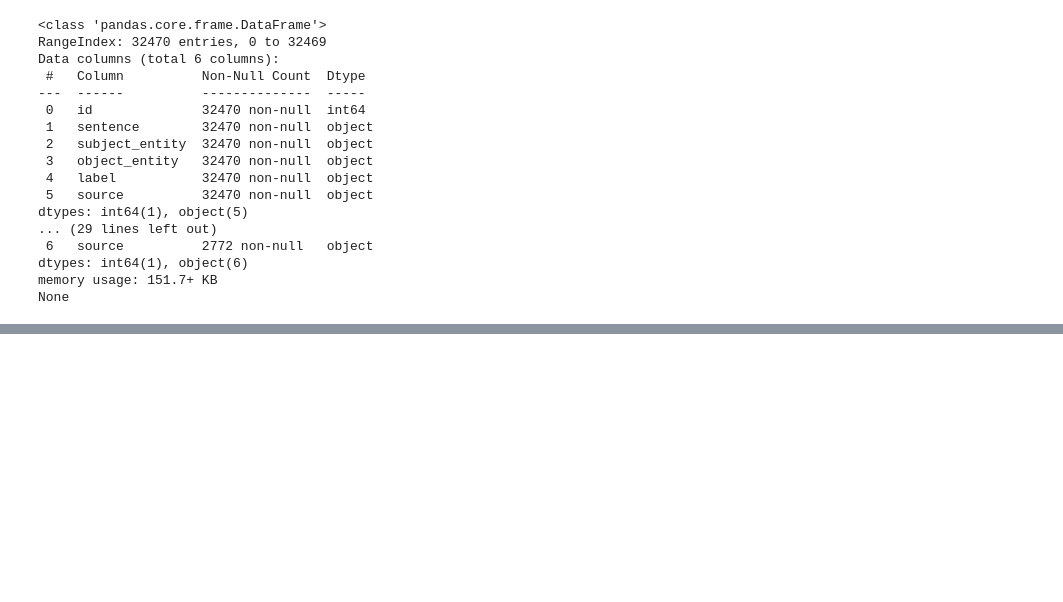
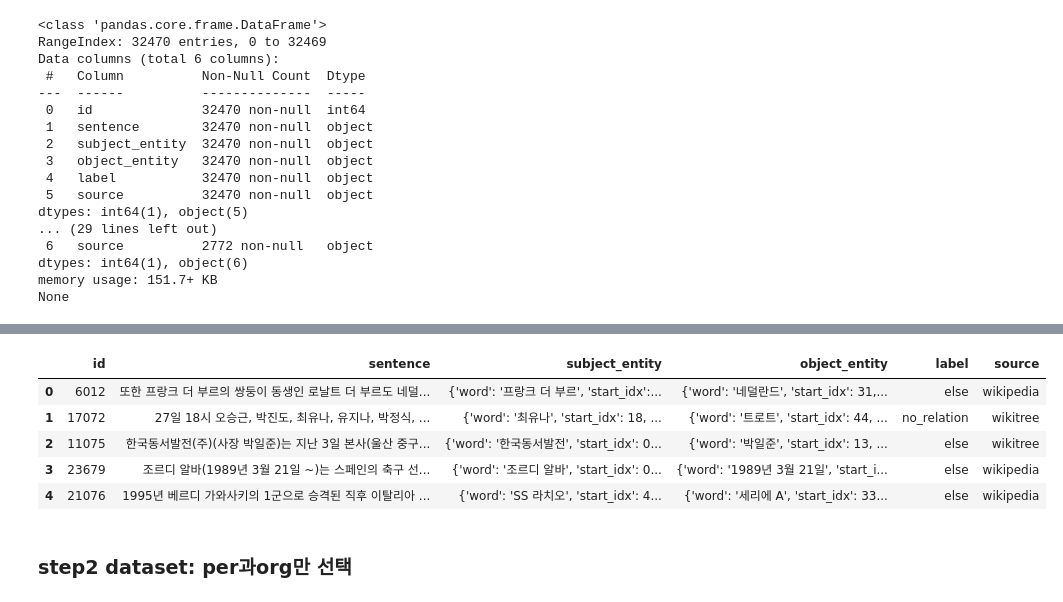
Before and after one commit to boostcampaitech5/level2_klue-nlp-09, a Jupyter notebook: eda/LJS.ipynb, the cells around one changed output, grey strips where cells are left out. Drawn from its saved outputs; the diff is of its cells as text; code cells hidden in the pictures; blank space fills up the shorter version.

```diff
--- a/eda/LJS.ipynb
+++ b/eda/LJS.ipynb
@@ -620,0 +640,20 @@ shuffled_dev.to_csv("~/dataset/train/dev_drop.csv", index=False)
+# %%
+label_list = train_data["label"].unique().tolist()
+dev_data = pd.DataFrame(columns=train_data.columns)
+
+for label in label_list:
+    label_data = train_data[train_data["label"] == label]
+    label_data = label_data.sample(frac=0.1, random_state=42)
+    train_data = train_data.drop(label_data.index)
+    dev_data = pd.concat([dev_data, label_data])
+# %%
+dev_data = dev_data.sample(frac=1, replace=False).reset_index(drop=False)
+dev_data = dev_data.drop("index", axis=1)
+dev_data.head()
+# %% [output]
+|  | id | sentence | subject_entity | object_entity | label | source |
+| 0 | 6012 | 또한 프랑크 더 부르의 쌍둥이 동생인 로날트 더 부르도 네덜... | {'word': '프랑크 더 부르', 'start_idx':... | {'word': '네덜란드', 'start_idx': 31,... | else | wikipedia |
+| 1 | 17072 | 27일 18시 오승근, 박진도, 최유나, 유지나, 박정식, ... | {'word': '최유나', 'start_idx': 18, ... | {'word': '트로트', 'start_idx': 44, ... | no_relation | wikitree |
+| 2 | 11075 | 한국동서발전(주)(사장 박일준)는 지난 3일 본사(울산 중구... | {'word': '한국동서발전', 'start_idx': 0... | {'word': '박일준', 'start_idx': 13, ... | else | wikitree |
+| 3 | 23679 | 조르디 알바(1989년 3월 21일 ~)는 스페인의 축구 선... | {'word': '조르디 알바', 'start_idx': 0... | {'word': '1989년 3월 21일', 'start_i... | else | wikipedia |
+| 4 | 21076 | 1995년 베르디 가와사키의 1군으로 승격된 직후 이탈리아 ... | {'word': 'SS 라치오', 'start_idx': 4... | {'word': '세리에 A', 'start_idx': 33... | else | wikipedia |
@@ -620,0 +663,2 @@ shuffled_dev.to_csv("~/dataset/train/dev_drop.csv", index=False)
+# %% [markdown]
+### step2 dataset: per과org만 선택
```
Also changed, not shown: parts of 22 cells of this notebook.
